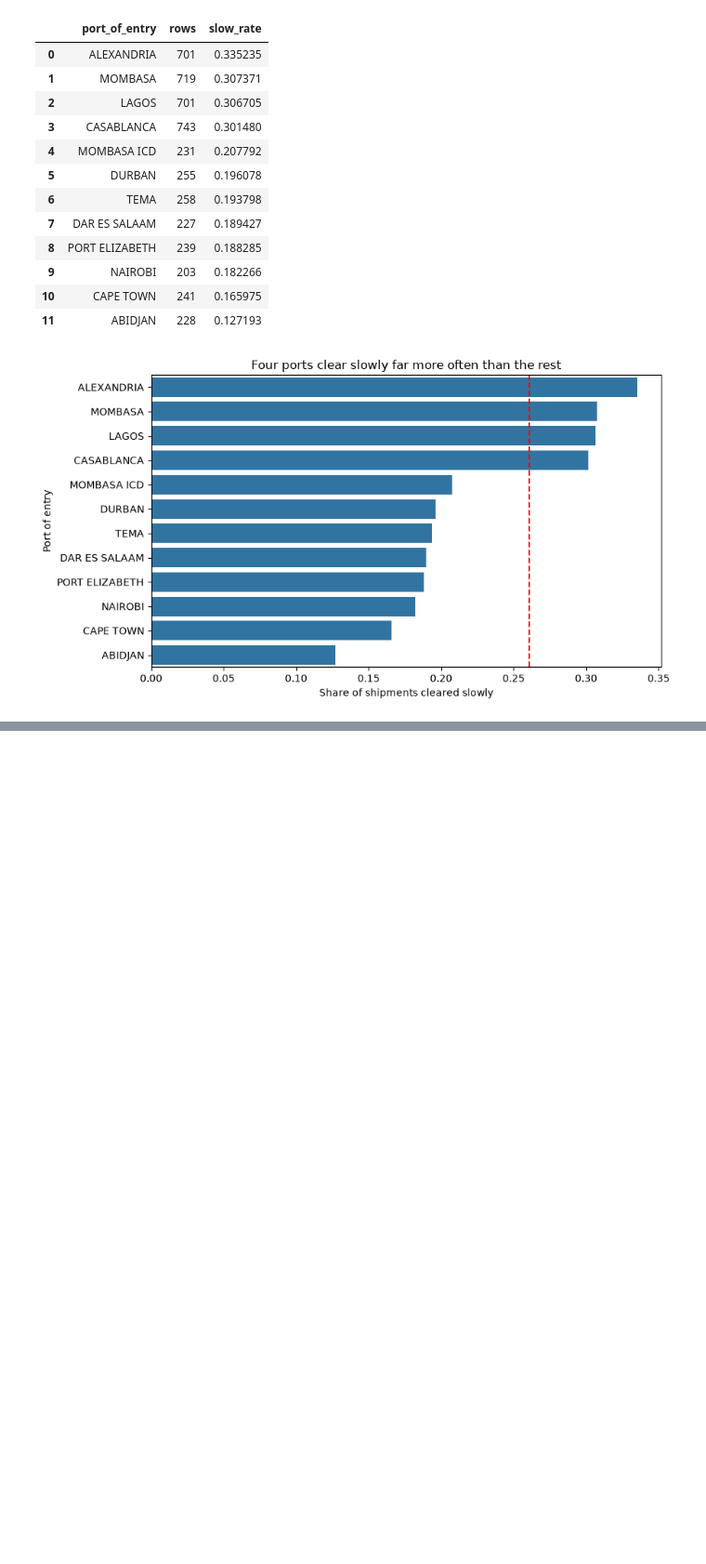
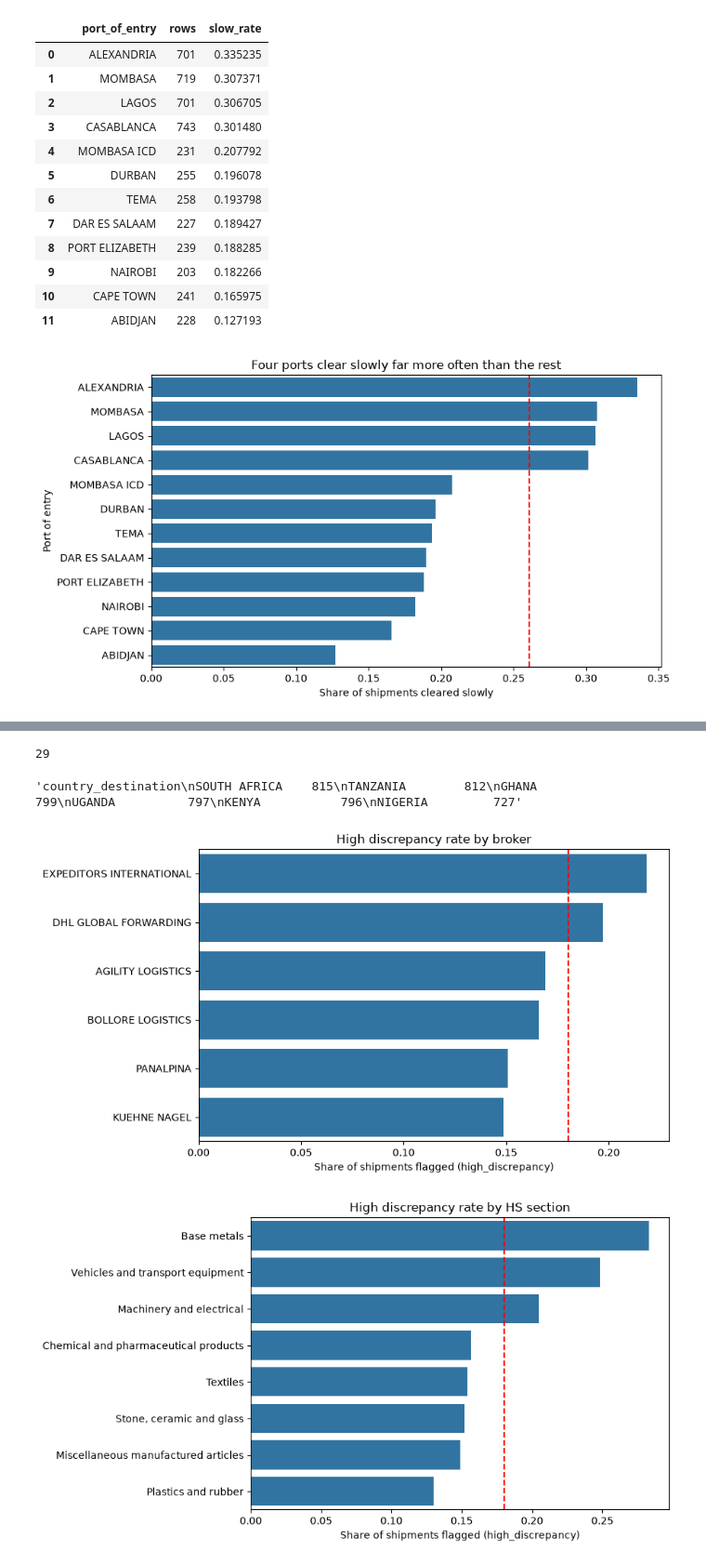
Before and after one commit to oraregreg/Customs_Compliance_Risk_Prediction, a Jupyter notebook: 03_EDA.ipynb, the cells around one changed output, grey strips where cells are left out. Shown at 93% size. Drawn from its saved outputs; the diff is of its cells as text; code cells hidden in the pictures; blank space fills up the shorter version.

```diff
--- a/03_EDA.ipynb
+++ b/03_EDA.ipynb
@@ -135,0 +188,45 @@ plt.show()
+# %%
+df["country_origin"].nunique()
+# %% [output]
+29
+# %%
+df["country_destination"].value_counts().to_string()
+# %% [output]
+'country_destination\nSOUTH AFRICA    815\nTANZANIA        812\nGHANA           799\nUGANDA          797\nKENYA           796\nNIGERIA         727'
+# %%
+# CHART 5: High discrepancy rate by broker, HS section, supplier and origin
+# Question: which groups are linked to a large gap between declared and invoice value?
+# Method: same function generalised to any target (plot_rate); red line = overall rate (18.0%)
+
+def plot_rate(column, target, title, filename, height=5):
+    overall = (df[target] == "Y").mean()
+
+    rates = (
+        df.assign(flag=df[target] == "Y")
+          .groupby(column)
+          .agg(rows=("shipment_id", "count"), rate=("flag", "mean"))
+          .sort_values("rate", ascending=False)
+          .reset_index()
+    )
+
+    plt.figure(figsize=(9, height))
+    sns.barplot(data=rates, x="rate", y=column, color="tab:blue")
+    plt.axvline(overall, linestyle="--", color="red")
+
+    plt.title(title)
+    plt.xlabel(f"Share of shipments flagged ({target})")
+    plt.ylabel("")
+
+    plt.tight_layout()
+    plt.savefig(f"images/{filename}", dpi=150, bbox_inches="tight")
+    plt.show()
+
+    return rates
+# %%
+disc_broker = plot_rate("broker", "high_discrepancy", "High discrepancy rate by broker", "05a_discrepancy_by_broker.png")
+disc_section = plot_rate("hs_section_name", "high_discrepancy", "High discrepancy rate by HS section", "05b_discrepancy_by_section.png")
+disc_supplier = plot_rate("supplier", "high_discrepancy", "High discrepancy rate by supplier", "05c_discrepancy_by_supplier.png", height=6)
+disc_origin = plot_rate("country_origin", "high_discrepancy", "High discrepancy rate by country of origin", "05d_discrepancy_by_origin.png", height=8)
+# %% [output]
+[figure, added]
+[figure, added]
```
Also changed, not shown: parts of 14 cells of this notebook.
